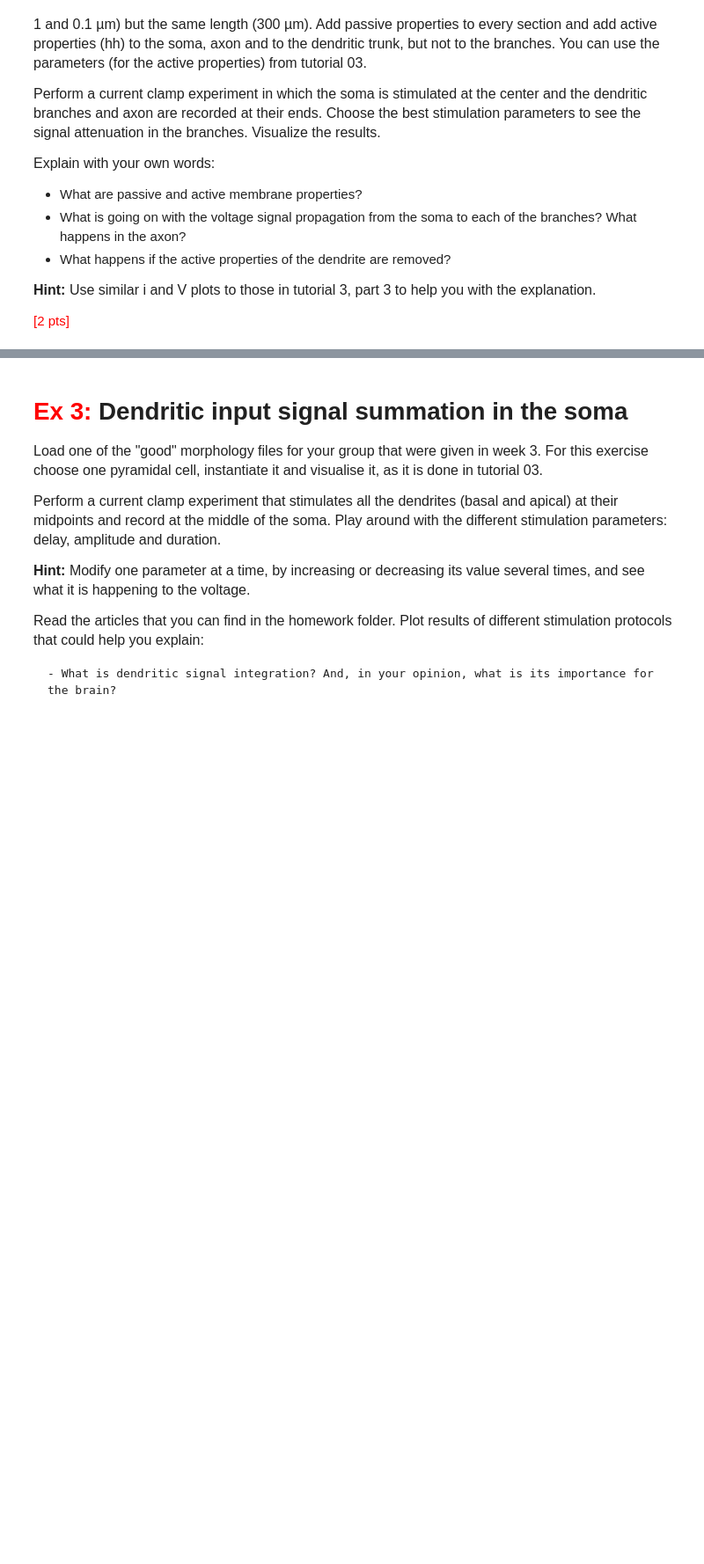
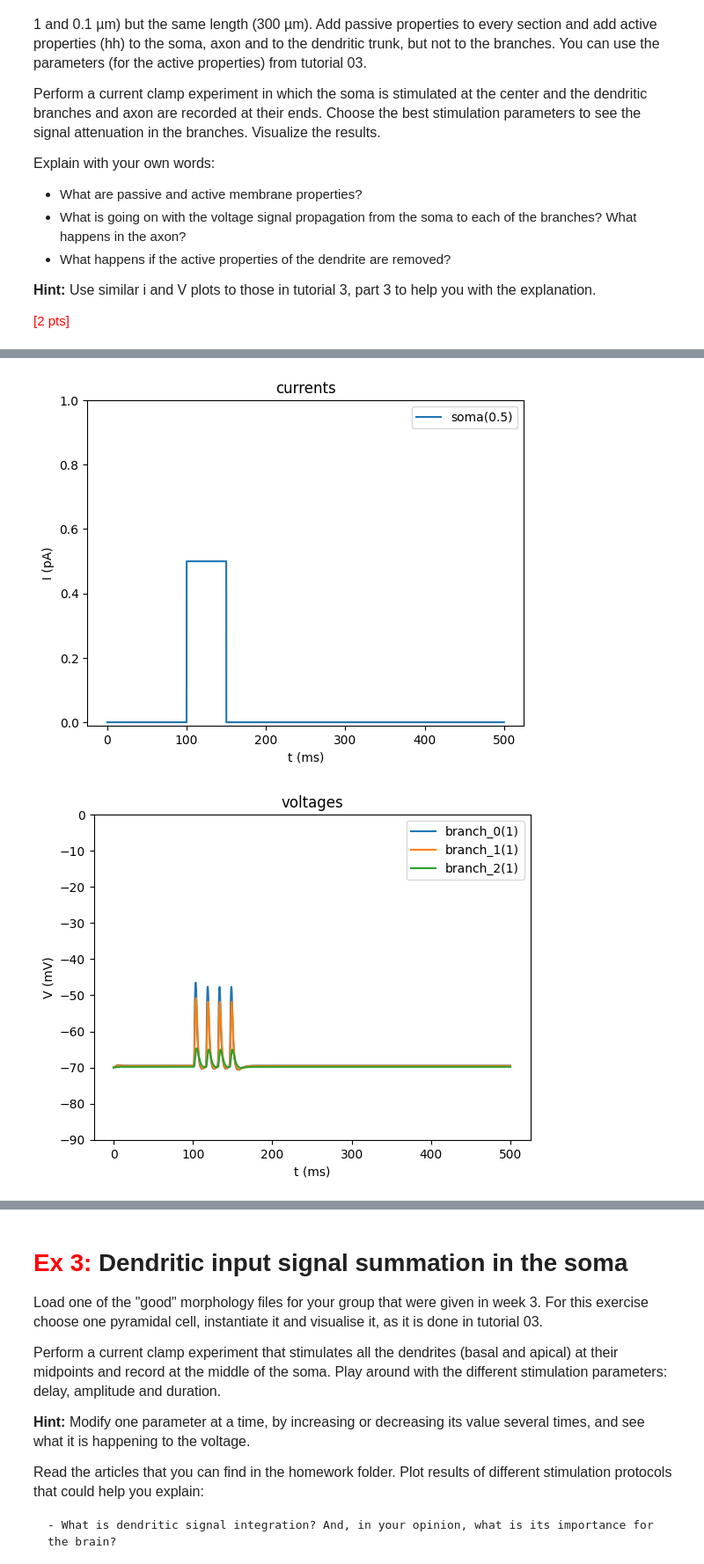
Before and after one commit to ejayromero/biophysics-NX-450, a Jupyter notebook: Week_5/Week5_HomeWork.ipynb, the cells around one changed output, grey strips where cells are left out. Shown at 88% size. Drawn from its saved outputs; the diff is of its cells as text; code cells hidden in the pictures; blank space fills up the shorter version.

```diff
--- a/Week_5/Week5_HomeWork.ipynb
+++ b/Week_5/Week5_HomeWork.ipynb
@@ -352,0 +570,16 @@ The spatial distribution shape remains similar across all diameter sizes. Howeve
+# %%
+### plot just the branches
+reset()
+#Set up stimulation and recording electrodes
+iclamp(soma(0.5), amplitude=0.5, delay=100, duration=50)
+for branch in branchlst:
+    record_voltage(branch(1))
+# record_voltage(axon(1))
+
+# Simulate and plot
+v_init = -70
+t_stop = 500
+tvi_plots(init_run(v_init, t_stop), voltage_records, current_records, vmax=0, imax=1)
+# %% [output]
+[figure, added]
+[figure, added]
```
Also changed, not shown: parts of 15 cells of this notebook, 1 other file.
